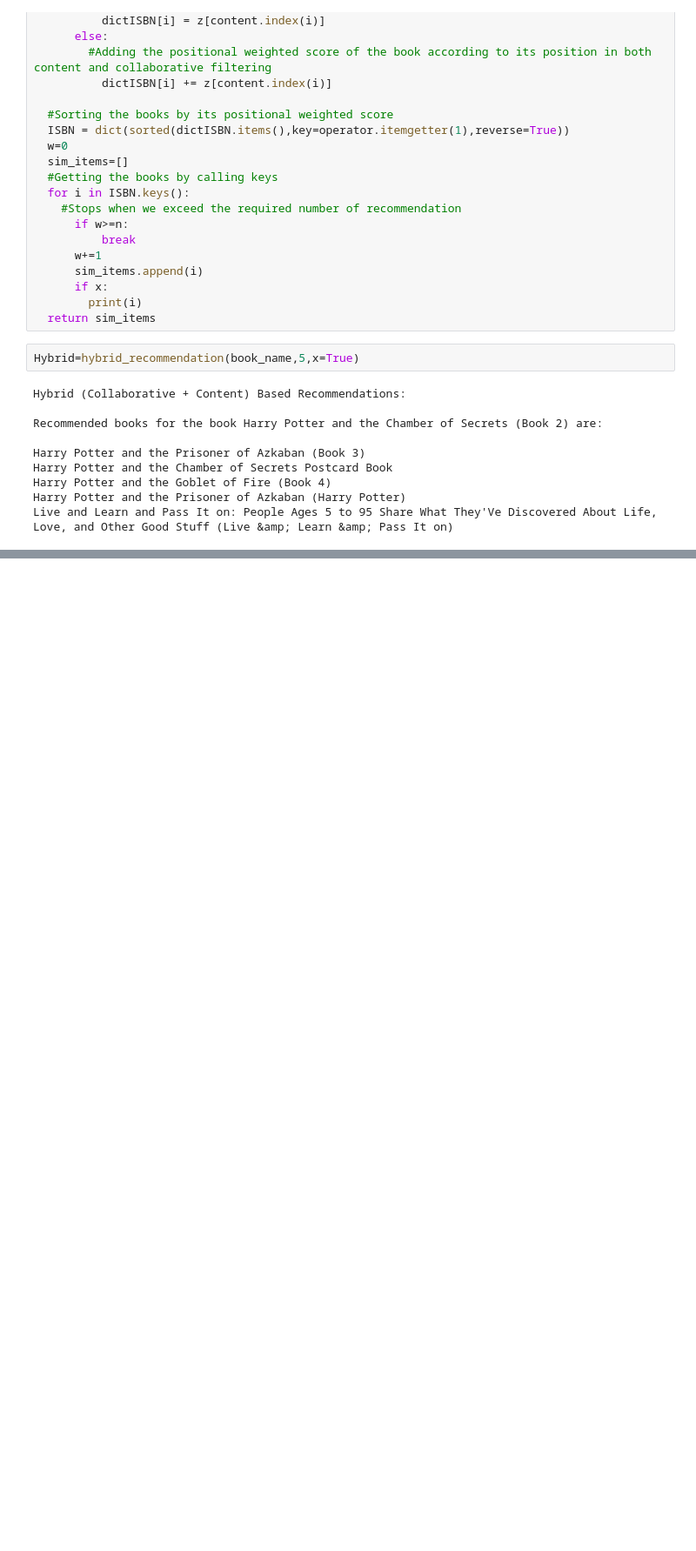
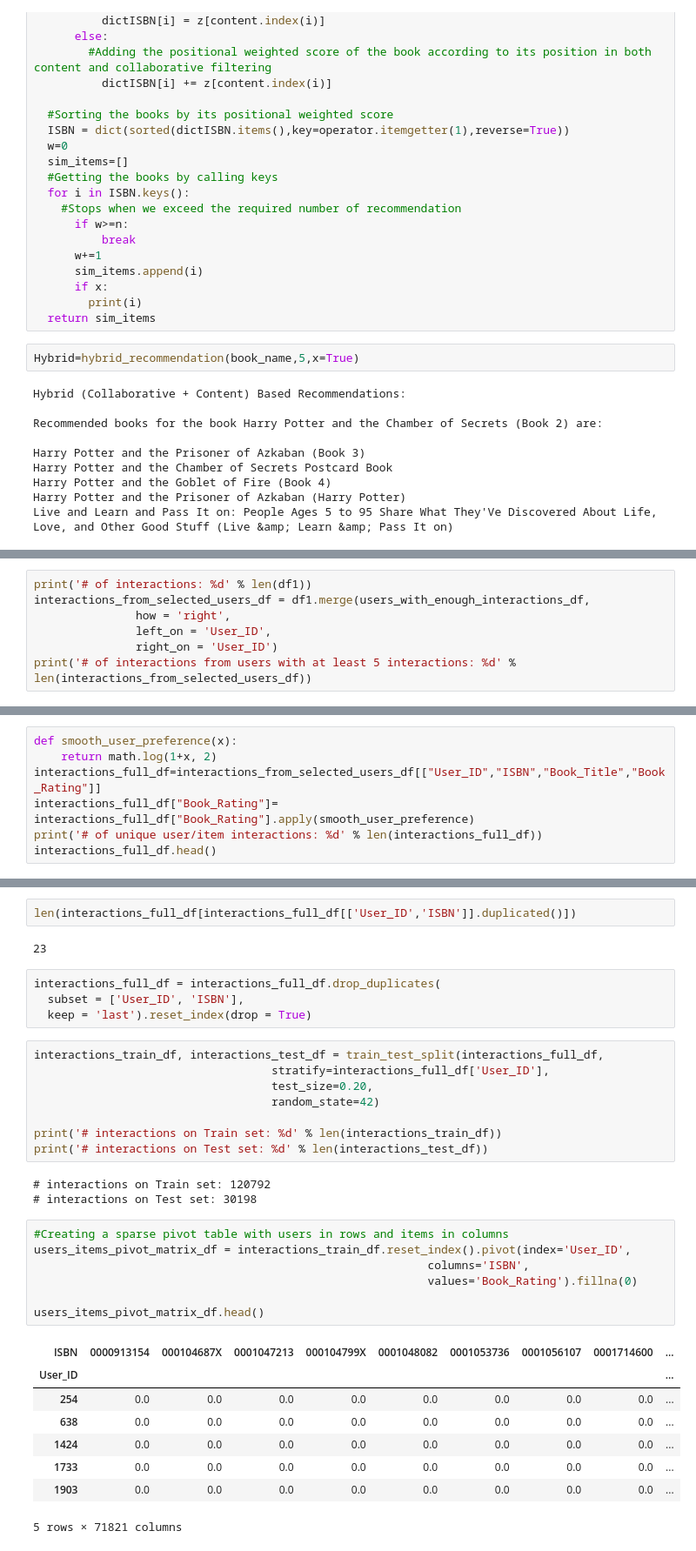
Before and after one commit to AjaharDaroga/BOOK_RECOMMENDATION_SYSTEM, a Jupyter notebook: book_recommendation_system.ipynb, the cells around one changed output, grey strips where cells are left out. Shown at 87% size. Cells and saved outputs as stored; diff of their text form; blank space fills up the shorter version.

```diff
--- a/book_recommendation_system.ipynb
+++ b/book_recommendation_system.ipynb
@@ -1220,0 +1335,7 @@ Live and Learn and Pass It on: People Ages 5 to 95 Share What They'Ve Discovered
+# %%
+print('# of interactions: %d' % len(df1))
+interactions_from_selected_users_df = df1.merge(users_with_enough_interactions_df,
+               how = 'right',
+               left_on = 'User_ID',
+               right_on = 'User_ID')
+print('# of interactions from users with at least 5 interactions: %d' % len(interactions_from_selected_users_df))
@@ -1220,0 +1345,7 @@ Live and Learn and Pass It on: People Ages 5 to 95 Share What They'Ve Discovered
+# %%
+def smooth_user_preference(x):
+    return math.log(1+x, 2)
+interactions_full_df=interactions_from_selected_users_df[["User_ID","ISBN","Book_Title","Book_Rating"]]
+interactions_full_df["Book_Rating"]= interactions_full_df["Book_Rating"].apply(smooth_user_preference)
+print('# of unique user/item interactions: %d' % len(interactions_full_df))
+interactions_full_df.head()
@@ -1220,0 +1360,35 @@ Live and Learn and Pass It on: People Ages 5 to 95 Share What They'Ve Discovered
+# %%
+len(interactions_full_df[interactions_full_df[['User_ID','ISBN']].duplicated()])
+# %% [output]
+23
+# %%
+interactions_full_df = interactions_full_df.drop_duplicates(
+  subset = ['User_ID', 'ISBN'],
+  keep = 'last').reset_index(drop = True)
+# %%
+interactions_train_df, interactions_test_df = train_test_split(interactions_full_df,
+                                   stratify=interactions_full_df['User_ID'],
+                                   test_size=0.20,
+                                   random_state=42)
+
+print('# interactions on Train set: %d' % len(interactions_train_df))
+print('# interactions on Test set: %d' % len(interactions_test_df))
+# %% [output]
+# interactions on Train set: 120792
+# interactions on Test set: 30198
+# %%
+#Creating a sparse pivot table with users in rows and items in columns
+users_items_pivot_matrix_df = interactions_train_df.reset_index().pivot(index='User_ID',
+                                                          columns='ISBN',
+                                                          values='Book_Rating').fillna(0)
+
+users_items_pivot_matrix_df.head()
+# %% [output]
+| ISBN | 0000913154 | 000104687X | 0001047213 | 000104799X | 0001048082 | 0001053736 | 0001056107 | 0001714600 | ... |
+| User_ID |  |  |  |  |  |  |  |  | ... |
+| 254 | 0.0 | 0.0 | 0.0 | 0.0 | 0.0 | 0.0 | 0.0 | 0.0 | ... |
+| 638 | 0.0 | 0.0 | 0.0 | 0.0 | 0.0 | 0.0 | 0.0 | 0.0 | ... |
+| 1424 | 0.0 | 0.0 | 0.0 | 0.0 | 0.0 | 0.0 | 0.0 | 0.0 | ... |
+| 1733 | 0.0 | 0.0 | 0.0 | 0.0 | 0.0 | 0.0 | 0.0 | 0.0 | ... |
+| 1903 | 0.0 | 0.0 | 0.0 | 0.0 | 0.0 | 0.0 | 0.0 | 0.0 | ... |
+5 rows × 71821 columns
```
Also changed, not shown: parts of 25 cells of this notebook.
